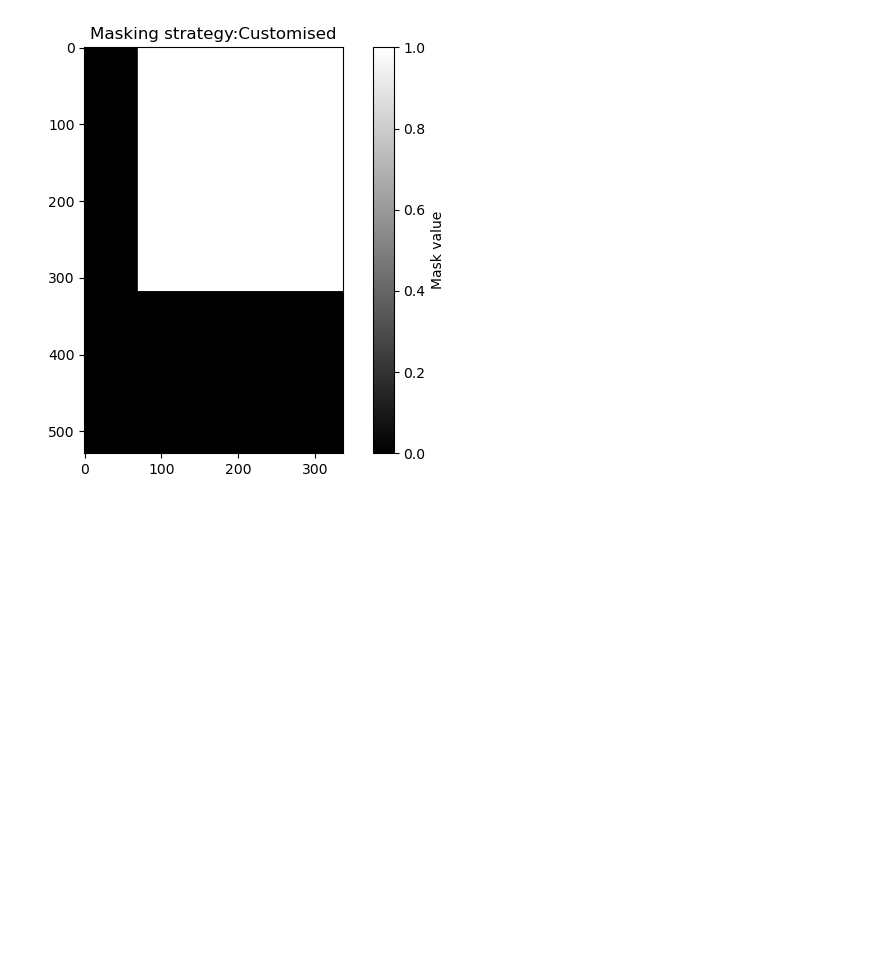
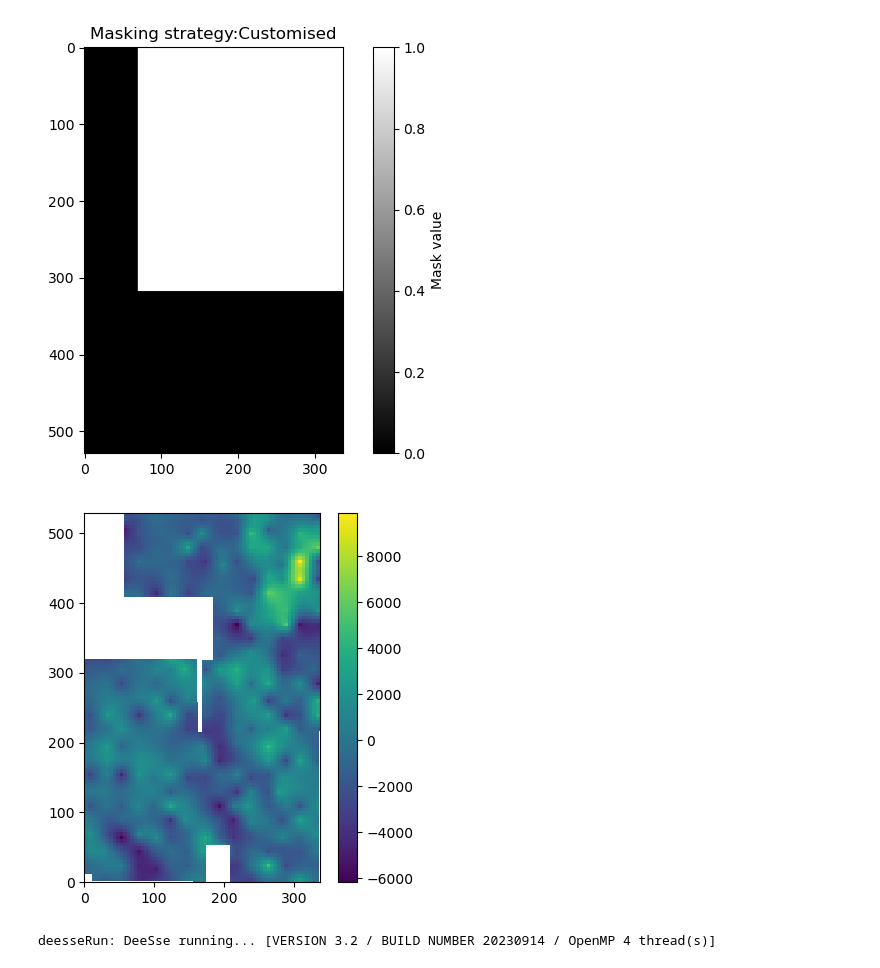
Before and after one commit to AxMeNi/GeoclassificationMPS, a Jupyter notebook: src/debug.ipynb, the cells around one changed output. Saved outputs shown, nothing was run; the diff lists cells and outputs as text; code cells hidden in the pictures; blank space fills up the shorter version.

```diff
--- a/src/debug.ipynb
+++ b/src/debug.ipynb
@@ -312,6 +313,11 @@ if "ReducedTiSg" in ti_methods :
     if saveMask:
         if verbose:
             print((datetime.now()).strftime('%d-%b-%Y (%H:%M:%S:%f)') + " <> UNABLE TO SAVE MASK FOR METHOD REDUCED TI SG AS FUNCTION IS NOT YET IMPLEMENTED")
+# %%
+drawImage2D(ti_list[0],iv=0)
+save_plot("aux_var")
+# %% [output]
+[figure, added]
 # %%
 nTI = len(ti_list)
 names, distance_types = get_unique_names_and_types(names_var, types_var)
@@ -341,3 +347,7 @@ deesse_input = gn.deesseinterface.DeesseInput(
 )
 # %%
 deesse_output = gn.deesseinterface.deesseRun(deesse_input, nthreads = nthreads, verbose = 2)
+if saveOutput:
+    save_simulation(deesse_output, params, output_directory=deesse_output_folder_complete)
+# %% [output]
+deesseRun: DeeSse running... [VERSION 3.2 / BUILD NUMBER 20230914 / OpenMP 4 thread(s)]
```
Also changed, not shown: parts of 6 cells of this notebook, 1 other file.
